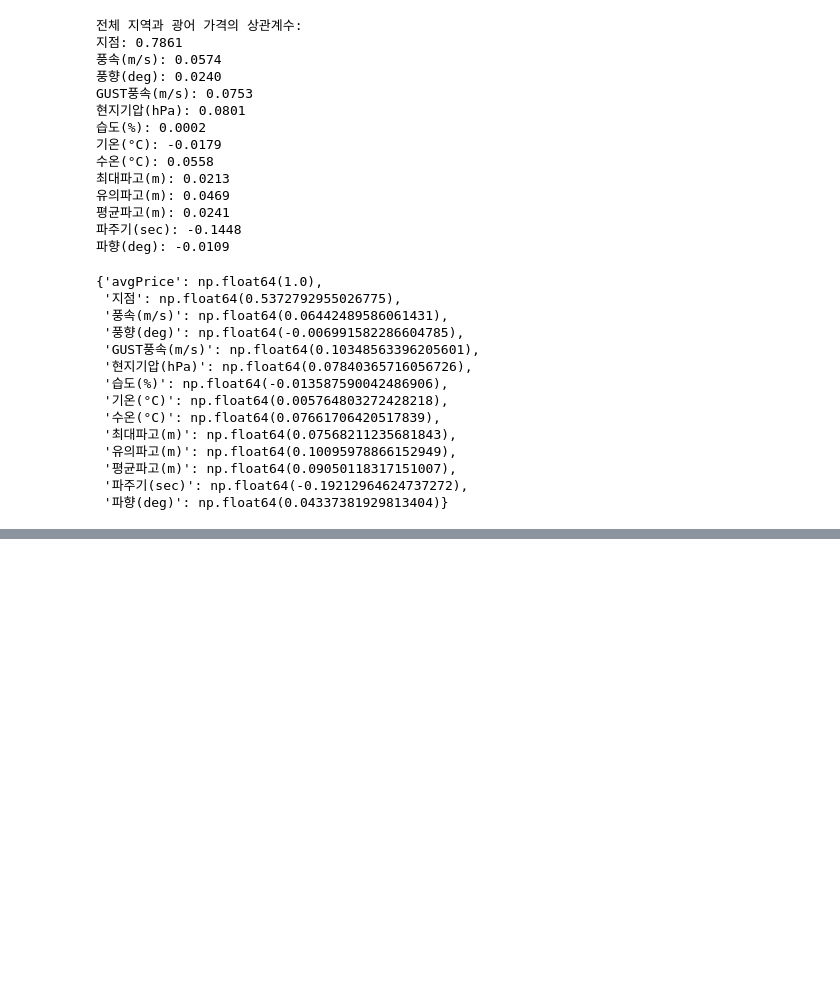
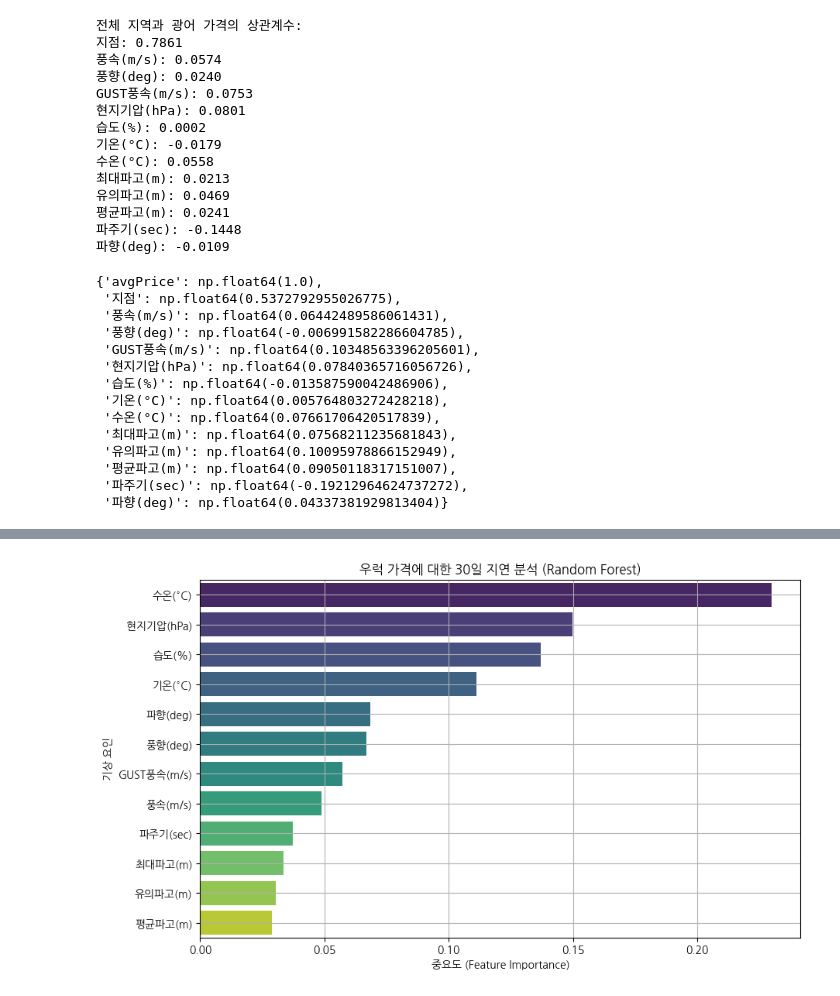
Before and after one commit to vhf1030/Pisces, a Jupyter notebook: notebooks/기상과가격유사도.ipynb, the cells around one changed output, grey strips where cells are left out. Saved outputs shown, nothing was run; the diff lists cells and outputs as text; code cells hidden in the pictures; blank space fills up the shorter version.

```diff
--- a/notebooks/기상과가격유사도.ipynb
+++ b/notebooks/기상과가격유사도.ipynb
@@ -751,0 +928,80 @@ individual_correlations
+# %%
+# 수산물 가격 데이터 로드
+price_data = pd.read_csv('../data/processed/item_price_lag_filled.csv')
+price_data['priceDate'] = pd.to_datetime(price_data['priceDate'])
+price_data['날짜'] = price_data['priceDate'].dt.date
+price_data = price_data.groupby(['날짜', 'item'])['avgPrice'].mean().reset_index()
+
+# 여러 개의 기상 데이터 파일 불러오기
+file_list = glob.glob('../data/raw/forecast_1525/forecast_*.csv')
+
+df_list = []
+for file in file_list:
+    df = pd.read_csv(file, encoding='euc-kr')
+    df['일시'] = pd.to_datetime(df['일시'])
+    df['날짜'] = df['일시'].dt.date
+    df_list.append(df)
+
+# 모든 데이터를 병합
+forecast_df = pd.concat(df_list, ignore_index=True)
+forecast_df = forecast_df.drop(columns=['지점'], errors='ignore')
+daily_avg = forecast_df.groupby('날짜').mean(numeric_only=True).reset_index()
+
+# 특정 어종 선택 (예: 우럭)
+fish_type = '우럭'
+fish_prices = price_data[price_data['item'] == fish_type][['날짜', 'avgPrice']]
+
+# 함수: 시차 적용 및 분석
+def analyze_with_lag(fish_prices, weather_data, lag_days, fish_type):
+    # 가격 데이터 시차 적용
+    shifted_prices = fish_prices.copy()
+    shifted_prices['날짜'] = shifted_prices['날짜'] - pd.Timedelta(days=lag_days)
+
+    # 데이터 병합 (날짜 기준)
+    merged_df = pd.merge(shifted_prices, weather_data, on='날짜', how='inner')
+
+    # 독립 변수(X) 및 종속 변수(y) 설정
+    X = merged_df.drop(columns=['avgPrice', '날짜'])
+    y = merged_df['avgPrice']
+
+    # 데이터 스케일링 (정규화)
+    scaler = StandardScaler()
+    X_scaled = scaler.fit_transform(X)
+
+    # 훈련 및 테스트 데이터 분리
+    X_train, X_test, y_train, y_test = train_test_split(X_scaled, y, test_size=0.2, random_state=42)
+
+    # 랜덤 포레스트 모델 생성 및 훈련
+    rf_model = RandomForestRegressor(n_estimators=100, random_state=42)
+    rf_model.fit(X_train, y_train)
+
+    # 피처 중요도 추출
+    feature_importances = rf_model.feature_importances_
+    feature_names = X.columns
+
+    # 중요도 결과 정리
+    importance_df = pd.DataFrame({'Feature': feature_names, 'Importance': feature_importances})
+    importance_df = importance_df.sort_values(by='Importance', ascending=False)
+
+    # 결과 시각화
+    plt.figure(figsize=(10, 6))
+    sns.barplot(x='Importance', y='Feature', data=importance_df, palette='viridis')
+    plt.title(f'{fish_type} 가격에 대한 {lag_days}일 지연 분석 (Random Forest)')
+    plt.xlabel('중요도 (Feature Importance)')
+    plt.ylabel('기상 요인')
+    plt.grid()
+    plt.show()
+
+    # 출력
+    print(f"\n{fish_type} 가격에 대한 {lag_days}일 지연 분석 결과:")
+    print(importance_df)
+    return importance_df
+
+# 30일, 60일, 120일 지연 분석 실행
+importance_30d = analyze_with_lag(fish_prices, daily_avg, 30, fish_type)
+importance_60d = analyze_with_lag(fish_prices, daily_avg, 60, fish_type)
+importance_120d = analyze_with_lag(fish_prices, daily_avg, 120, fish_type)
+importance_120d = analyze_with_lag(fish_prices, daily_avg, 180, fish_type)
+importance_120d = analyze_with_lag(fish_prices, daily_avg, 240, fish_type)
+importance_120d = analyze_with_lag(fish_prices, daily_avg, 360, fish_type)
+# %% [output]
@@ -751,0 +1011 @@ individual_correlations
+[figure, added]
```
Also changed, not shown: parts of 13 cells of this notebook.
